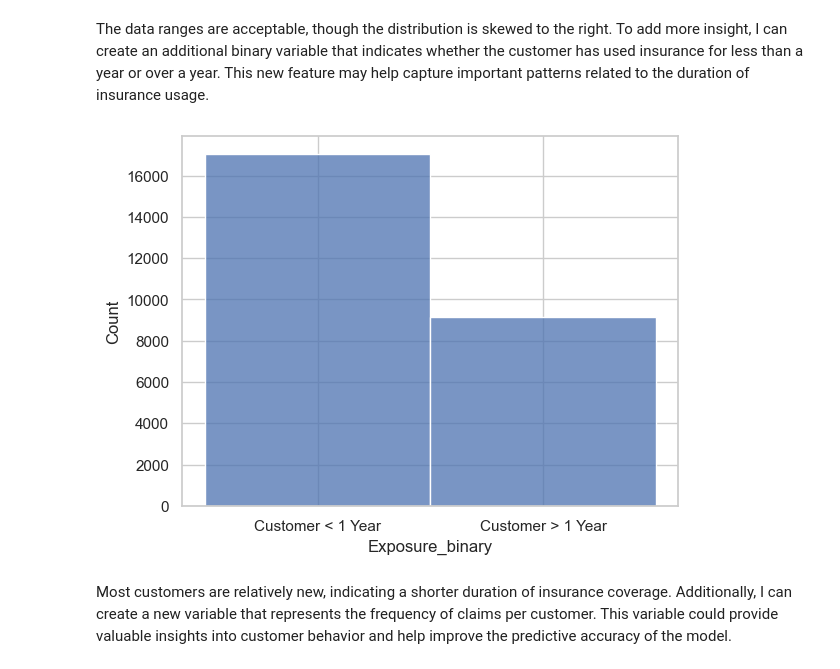
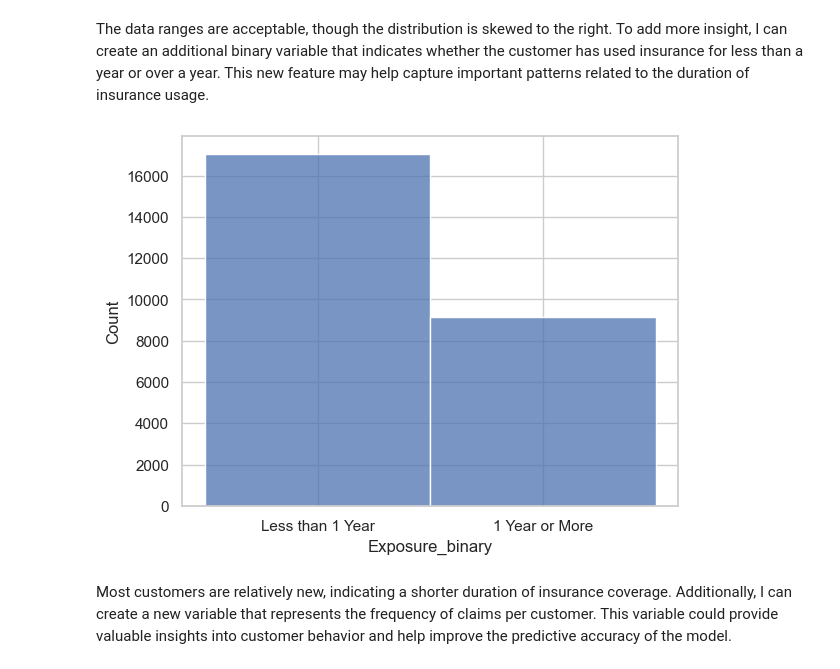
Before and after one commit to sonyaarom/fr-insurance-prediction, a Jupyter notebook: notebooks/exploratory_data_analysis.ipynb, the cells around one changed output. Saved outputs shown, nothing was run; the diff lists cells and outputs as text; code cells hidden in the pictures.

```diff
--- a/notebooks/exploratory_data_analysis.ipynb
+++ b/notebooks/exploratory_data_analysis.ipynb
@@ -535,7 +556,7 @@ plt.show()
 Very imbalanced representation, can create bins for the very powerful, medium power and low power bins and try with both of them for modeling.
 # %%
 # Binning VehPower into 3 categories
-bins = [4, 5, 6, 7, 10, 15]
+bins = [3, 5, 6, 7, 10, 15]
 labels = [1, 2, 3, 4, 5]
 #where one is lower power, 2 is medium power and 3 is high power
 df_merged['VehPower_binned'] = pd.cut(df_merged['VehPower'], bins=bins, labels=labels)
@@ -554,6 +575,3 @@ plt.show()
-# %%
-#drop VehBrand column
-df_merged = df_merged.drop('VehBrand', axis = 1)
 # %% [markdown]
 ### Numeric Features
 
@@ -583,11 +601,11 @@ Name: Exposure, dtype: float64
 # %% [markdown]
 The data ranges are acceptable, though the distribution is skewed to the right. To add more insight, I can create an additional binary variable that indicates whether the customer has used insurance for less than a year or over a year. This new feature may help capture important patterns related to the duration of insurance usage.
 # %%
-df_merged['Exposure_binary'] = np.where(df_merged['Exposure'] < 1, 'Customer < 1 Year', 'Customer > 1 Year')
+df_merged['Exposure_binary'] = np.where(df_merged['Exposure'] < 1, 'Less than 1 Year', '1 Year or More')
 sns.histplot(df_merged['Exposure_binary'])
 plt.show()
 # %% [output]
-[figure, old version]
+[figure, new version]
 # %% [markdown]
 Most customers are relatively new, indicating a shorter duration of insurance coverage. Additionally, I can create a new variable that represents the frequency of claims per customer. This variable could provide valuable insights into customer behavior and help improve the predictive accuracy of the model.
 # %%
```
Also changed, not shown: parts of 9 cells of this notebook.
